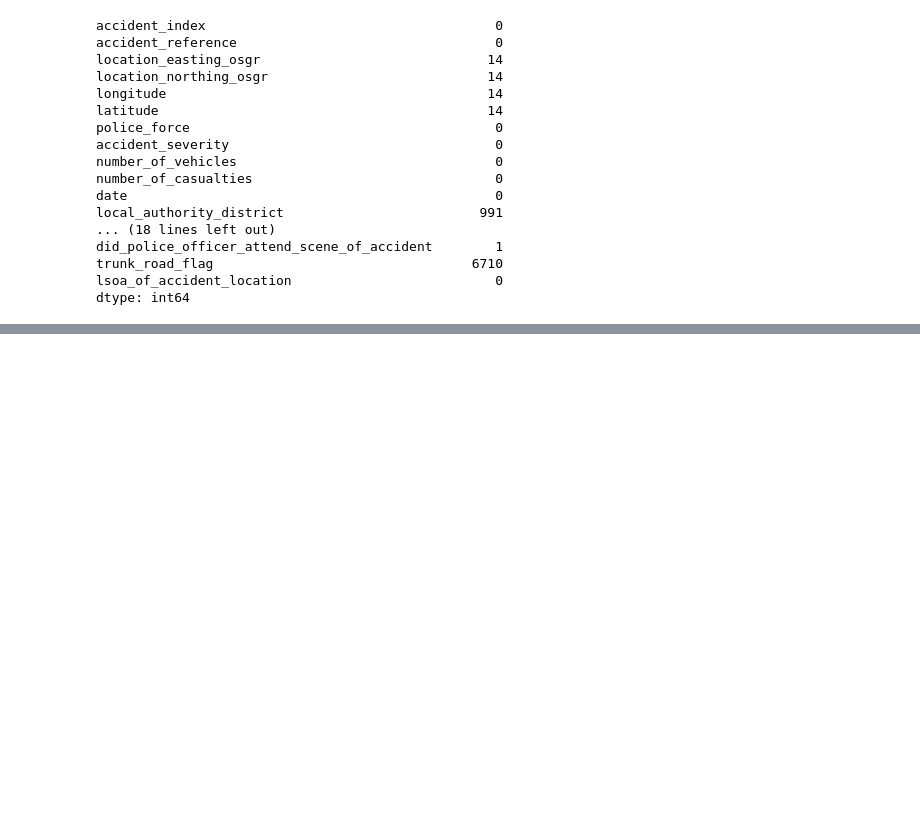
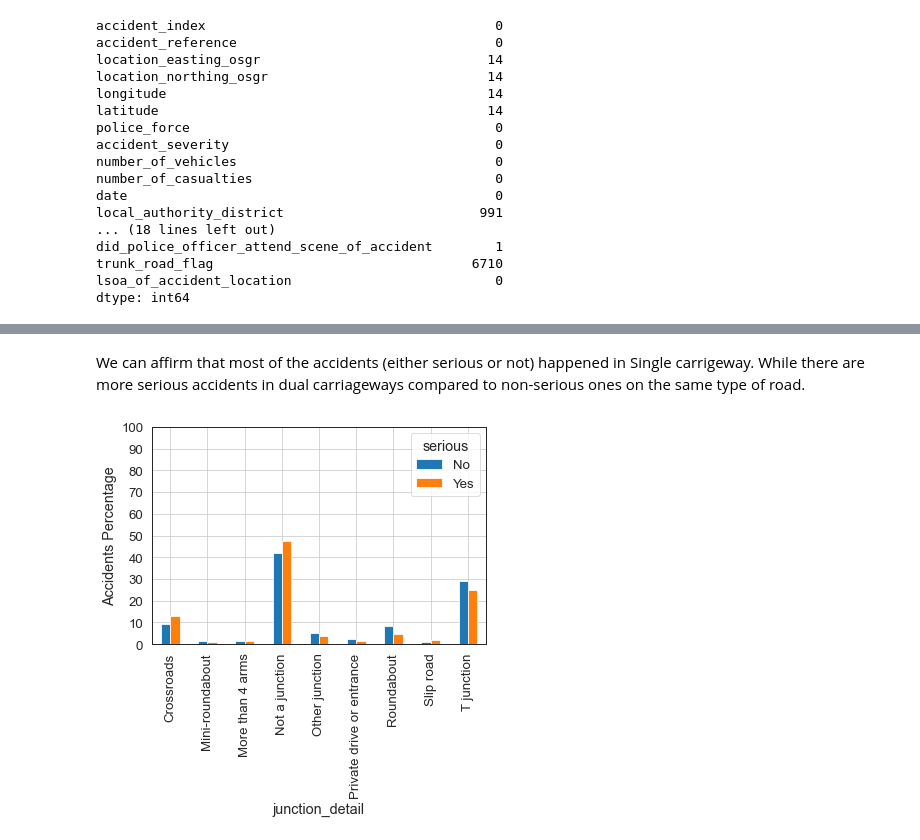
Before and after one commit to vivianetrindade/data_analysis_car_accidents, a Jupyter notebook: high fatality accidents/accidents.ipynb, the cells around one changed output, grey strips where cells are left out. Drawn from its saved outputs; the diff is of its cells as text; code cells hidden in the pictures; blank space fills up the shorter version.

```diff
--- a/high fatality accidents/accidents.ipynb
+++ b/high fatality accidents/accidents.ipynb
@@ -403,7 +403,7 @@ data['pedestrian_crossing_human_control'].replace({0:'No control',1:'Control by
                                                   inplace=True)
 data['pedestrian_crossing_physical_facilities'].replace({0:'No physical crossing facility',1:'Zebra',4:'Pelican,puffin or similar facilities',
                                                         5:'Pedestrian phase at traffic signal junction',7:'Footbridge or subway',
-                                                         8:'Central refuge'})
+                                                         8:'Central refuge'},inplace=True)
 data['light_conditions'].replace({1:'Daylight', 4:'Darkness: lights lit',5:'Darkness: lights unlit',6:'Darkness: no lightning',
                                   7:'Darkness: lightning unknown'}, inplace=True)
 data['weather_conditions'].replace({1:'Fine no high winds',2:'Raining no winds',3:'Snowing no high winds',4:'Fine + high winds',
@@ -412,13 +412,15 @@ data['road_surface_conditions'].replace({1:'Dry', 2:'Wet or damp',3:'Snow', 4:'F
                                          inplace=True)
 data['urban_or_rural_area'].replace({1:'Urban', 2:'Rural'},inplace=True)
 # %%
+#Create a function to calculate percentage and plot the results
 def plot_features(column):
-    table_perc = data.groupby('serious')[column].value_counts(sort=False)*100
+    table_perc = data.groupby('serious')[column].value_counts(normalize= True, sort=False)*100
     table_perc = table_perc.reset_index(name="percentage")
 
-    #sns.barplot(x = column, y = 'percentage', hue = 'serious', data = table_perc, palette = 'hls')
-    #labels = [i for i in range(0,105,5)]
-    #plt.yticks(labels)
-    #plt.ylabel('Accidents Percentage')
-    #plt.grid(True)
-    return table_perc.head()
+
+    table_perc.pivot(index=column, columns='serious', values='percentage').plot(kind='bar')
+    labels = [i for i in range(0,105,10)]
+    plt.yticks(labels)
+    plt.ylabel('Accidents Percentage')
+    plt.grid(True)
+    return plt.show()
@@ -424,0 +432,8 @@ def plot_features(column):
+# %% [markdown]
+We can affirm that most of the accidents (either serious or not) happened in Single carrigeway. While there are more
+serious accidents in dual carriageways compared to non-serious ones on the same type of road.
+# %%
+#analize junctions
+plot_features('junction_detail')
+# %% [output]
+[figure, added]
```
Also changed, not shown: parts of 18 cells of this notebook.
